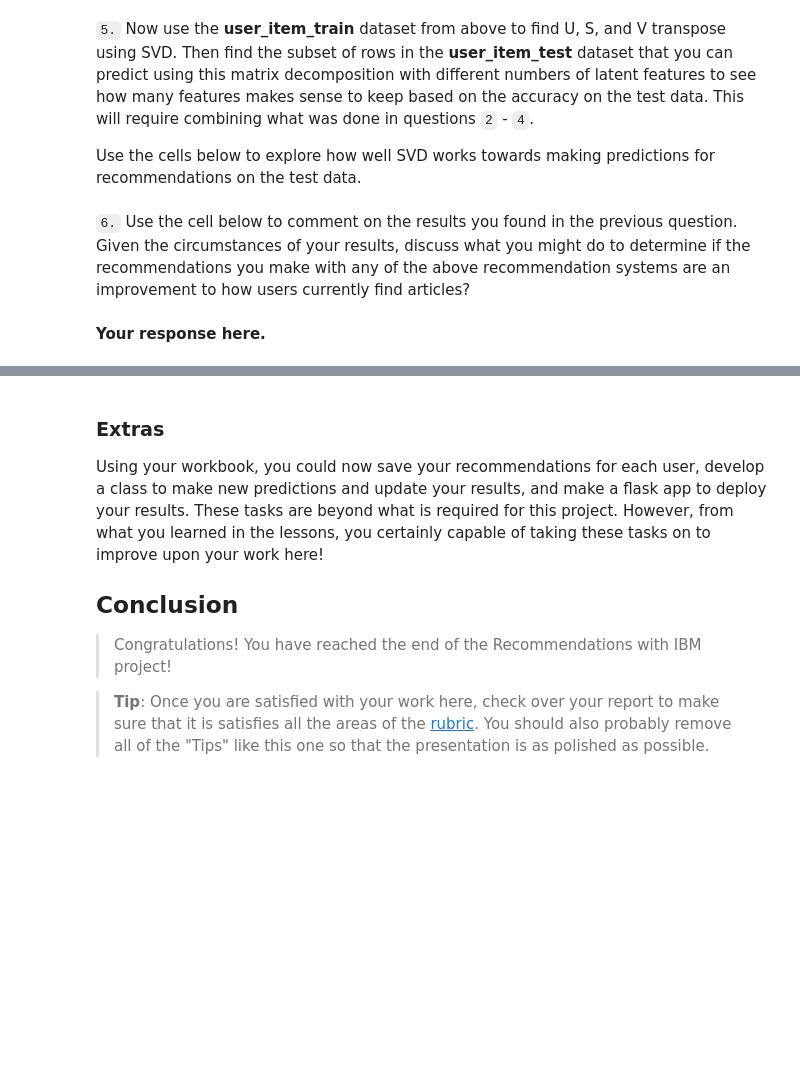
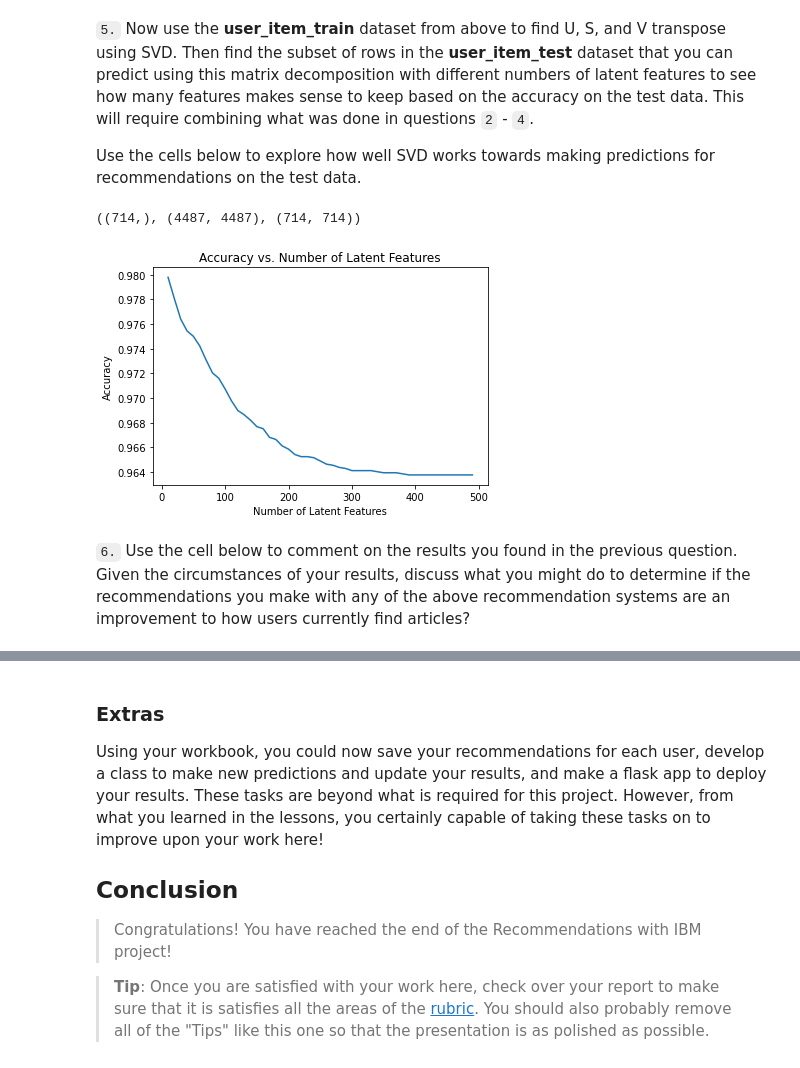
Before and after one commit to Ramshah1/Recommendations-with-ibm, a Jupyter notebook: Recommendations_with_IBM.ipynb, the cells around one changed output, grey strips where cells are left out. Drawn from its saved outputs; the diff is of its cells as text; code cells hidden in the pictures; blank space fills up the shorter version.

Commit message:
feat: completed Matrix factorization

```diff
--- a/Recommendations_with_IBM.ipynb
+++ b/Recommendations_with_IBM.ipynb
@@ -824,4 +881,54 @@ u_train, s_train, vt_train = # fit svd similar to above then use the cells below
+# %%
+s_train.shape, u_train.shape, vt_train.shape
+# %% [output]
+((714,), (4487, 4487), (714, 714))
+# %%
+# finding user ids and articles in train_df
+train_users = np.array(user_item_train.index)
+train_articles = np.array(user_item_train.columns)
+# %%
+# finding common users and articles in train and test df
+common_users = np.intersect1d(test_idx,train_users)
+common_articles = np.intersect1d(test_arts,train_articles)
+# %%
+# finding index where the common elements occured in train
+train_user_indexes = np.where(np.in1d(train_users, common_users))[0]
+train_articles_indexes = np.where(np.in1d(train_articles, common_articles))[0]
+
+# finding index where common elements occured in test
+test_user_indexes = np.where(np.in1d(test_idx, common_users))[0]
+# %%
+# finding subset of user_item_matrix containing common users and articles
+subset_user_item_test = user_item_test.iloc[test_user_indexes,:]
+subset_user_item_train = user_item_train.iloc[train_user_indexes,train_articles_indexes]
+# %%
+num_latent_feats = np.arange(10,500,10)
+sum_errs = []
+
+for k in num_latent_feats:
+    # restructure with k latent features
+    s_train_new, u_train_new, vt_train_new = np.diag(s_train[:k]), u_train[:, :k], vt_train[:k, :]
+
+    s_test_new, u_test_new, vt_test_new = s_train_new, u_train_new[train_user_indexes,:], vt_train_new[:,train_articles_indexes]
+
+    # take dot product
+
+    user_item_test_subset_pred = np.around(np.dot(np.dot(u_test_new, s_test_new), vt_test_new))
+
+    user_item_train_subset_pred = np.around(np.dot(np.dot(u_train_new, s_train_new), vt_train_new))
+
+    # compute error for each prediction to actual value
+    diffs = np.subtract(subset_user_item_test, user_item_test_subset_pred)
+
+    # total errors and keep track of them
+    err = np.sum(np.sum(np.abs(diffs)))
+    sum_errs.append(err)
+
+plt.plot(num_latent_feats, 1 - np.array(sum_errs)/(subset_user_item_test.shape[0]*subset_user_item_test.shape[1]));
+plt.xlabel('Number of Latent Features');
+plt.ylabel('Accuracy');
+plt.title('Accuracy vs. Number of Latent Features');
+# %% [output]
+[figure, added]
 # %% [markdown]
 `6.` Use the cell below to comment on the results you found in the previous question. Given the circumstances of your results, discuss what you might do to determine if the recommendations you make with any of the above recommendation systems are an improvement to how users currently find articles?
-# %% [markdown]
-**Your response here.**
```
Also changed, not shown: parts of 24 cells of this notebook.
